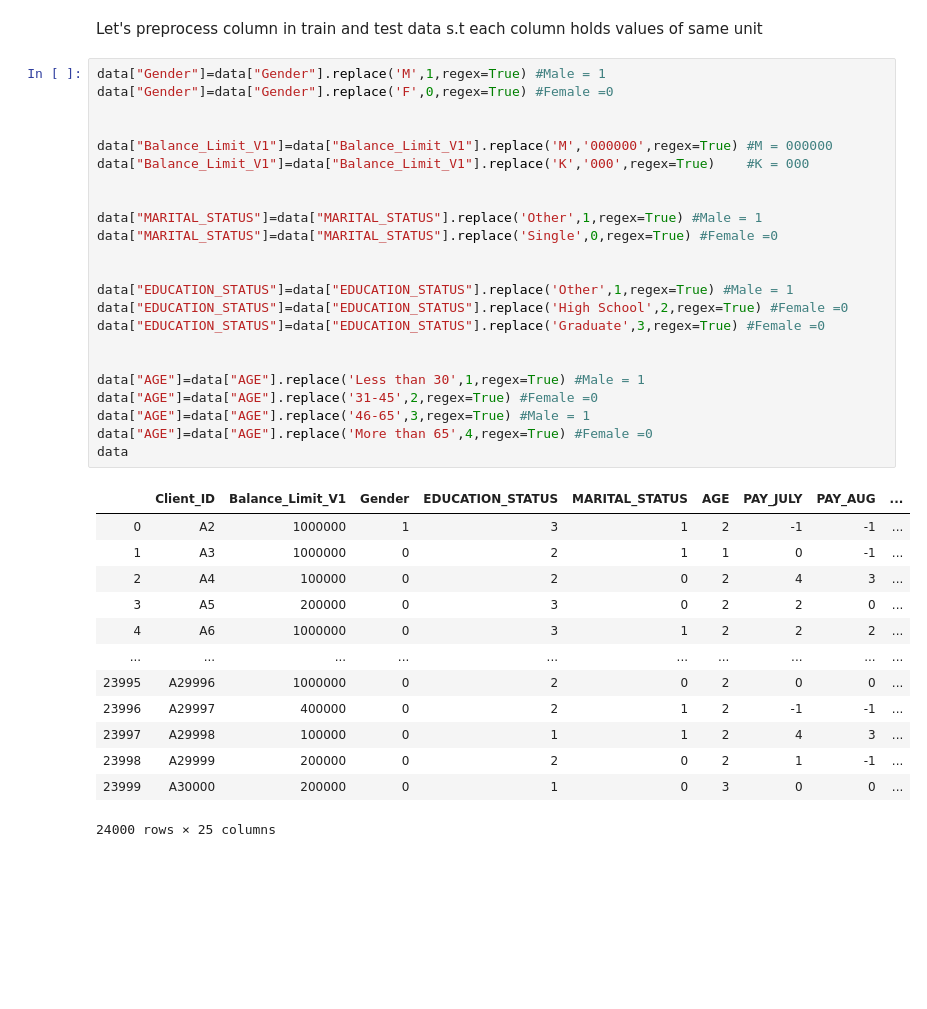
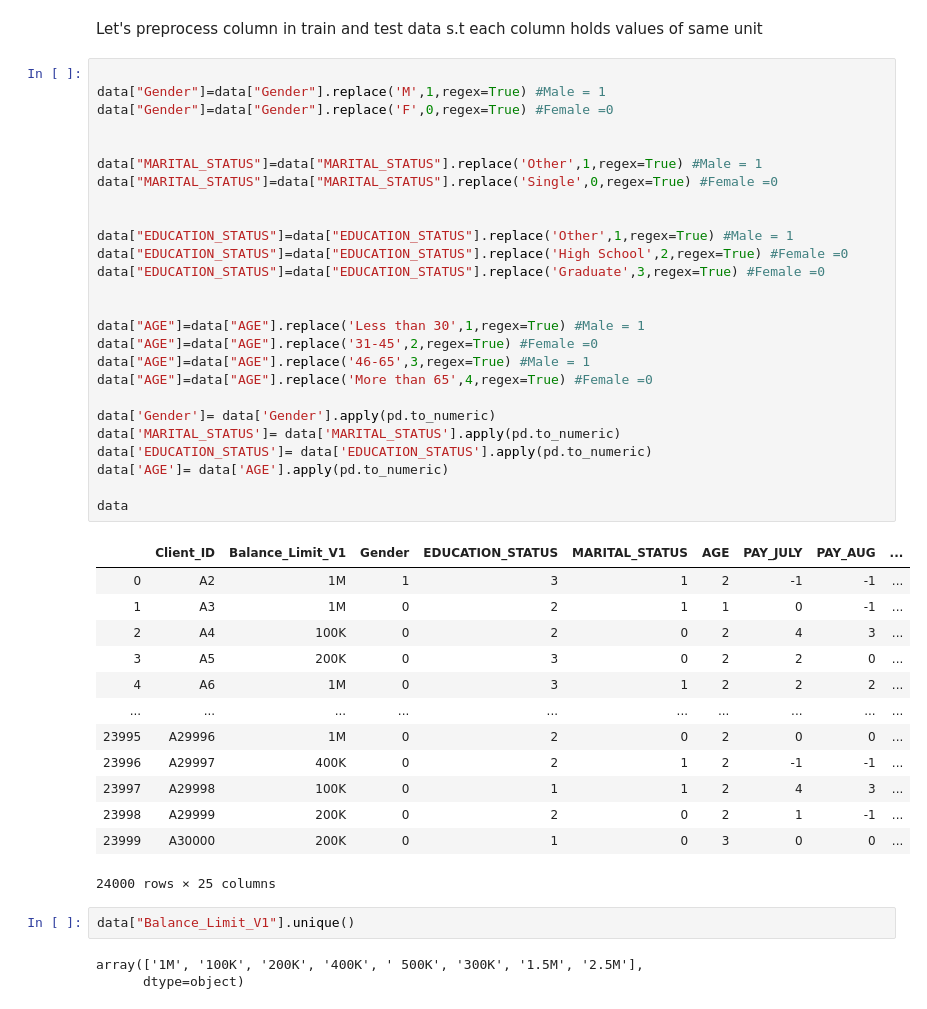
Before and after one commit to hiruna72/ds1018, a Jupyter notebook: process.py.ipynb, the cells around one changed output. Drawn from its saved outputs; the diff is of its cells as text; blank space fills up the shorter version.

Commit message:
balance limit preprocessed

```diff
--- a/process.py.ipynb
+++ b/process.py.ipynb
@@ -116,39 +116,47 @@ NEXT_MONTH_DEFAULT       [0 1]
 # %% [markdown]
 Let's preprocess column in train and test data s.t each column holds values of same unit
 # %%
+
 data["Gender"]=data["Gender"].replace('M',1,regex=True) #Male = 1
 data["Gender"]=data["Gender"].replace('F',0,regex=True) #Female =0
-
-
-data["Balance_Limit_V1"]=data["Balance_Limit_V1"].replace('M','000000',regex=True) #M = 000000
-data["Balance_Limit_V1"]=data["Balance_Limit_V1"].replace('K','000',regex=True)    #K = 000
 
 
 data["MARITAL_STATUS"]=data["MARITAL_STATUS"].replace('Other',1,regex=True) #Male = 1
 data["MARITAL_STATUS"]=data["MARITAL_STATUS"].replace('Single',0,regex=True) #Female =0
 
 
 data["EDUCATION_STATUS"]=data["EDUCATION_STATUS"].replace('Other',1,regex=True) #Male = 1
 data["EDUCATION_STATUS"]=data["EDUCATION_STATUS"].replace('High School',2,regex=True) #Female =0
 data["EDUCATION_STATUS"]=data["EDUCATION_STATUS"].replace('Graduate',3,regex=True) #Female =0
 
 
 data["AGE"]=data["AGE"].replace('Less than 30',1,regex=True) #Male = 1
 data["AGE"]=data["AGE"].replace('31-45',2,regex=True) #Female =0
 data["AGE"]=data["AGE"].replace('46-65',3,regex=True) #Male = 1
 data["AGE"]=data["AGE"].replace('More than 65',4,regex=True) #Female =0
+
+data['Gender']= data['Gender'].apply(pd.to_numeric)
+data['MARITAL_STATUS']= data['MARITAL_STATUS'].apply(pd.to_numeric)
+data['EDUCATION_STATUS']= data['EDUCATION_STATUS'].apply(pd.to_numeric)
+data['AGE']= data['AGE'].apply(pd.to_numeric)
+
 data
 # %% [output]
 |  | Client_ID | Balance_Limit_V1 | Gender | EDUCATION_STATUS | MARITAL_STATUS | AGE | PAY_JULY | PAY_AUG | ... |
-| 0 | A2 | 1000000 | 1 | 3 | 1 | 2 | -1 | -1 | ... |
-| 1 | A3 | 1000000 | 0 | 2 | 1 | 1 | 0 | -1 | ... |
-| 2 | A4 | 100000 | 0 | 2 | 0 | 2 | 4 | 3 | ... |
-| 3 | A5 | 200000 | 0 | 3 | 0 | 2 | 2 | 0 | ... |
-| 4 | A6 | 1000000 | 0 | 3 | 1 | 2 | 2 | 2 | ... |
+| 0 | A2 | 1M | 1 | 3 | 1 | 2 | -1 | -1 | ... |
+| 1 | A3 | 1M | 0 | 2 | 1 | 1 | 0 | -1 | ... |
+| 2 | A4 | 100K | 0 | 2 | 0 | 2 | 4 | 3 | ... |
+| 3 | A5 | 200K | 0 | 3 | 0 | 2 | 2 | 0 | ... |
+| 4 | A6 | 1M | 0 | 3 | 1 | 2 | 2 | 2 | ... |
 | ... | ... | ... | ... | ... | ... | ... | ... | ... | ... |
-| 23995 | A29996 | 1000000 | 0 | 2 | 0 | 2 | 0 | 0 | ... |
-| 23996 | A29997 | 400000 | 0 | 2 | 1 | 2 | -1 | -1 | ... |
-| 23997 | A29998 | 100000 | 0 | 1 | 1 | 2 | 4 | 3 | ... |
-| 23998 | A29999 | 200000 | 0 | 2 | 0 | 2 | 1 | -1 | ... |
-| 23999 | A30000 | 200000 | 0 | 1 | 0 | 3 | 0 | 0 | ... |
+| 23995 | A29996 | 1M | 0 | 2 | 0 | 2 | 0 | 0 | ... |
+| 23996 | A29997 | 400K | 0 | 2 | 1 | 2 | -1 | -1 | ... |
+| 23997 | A29998 | 100K | 0 | 1 | 1 | 2 | 4 | 3 | ... |
+| 23998 | A29999 | 200K | 0 | 2 | 0 | 2 | 1 | -1 | ... |
+| 23999 | A30000 | 200K | 0 | 1 | 0 | 3 | 0 | 0 | ... |
 24000 rows × 25 columns
+# %%
+data["Balance_Limit_V1"].unique()
+# %% [output]
+array(['1M', '100K', '200K', '400K', ' 500K', '300K', '1.5M', '2.5M'],
+      dtype=object)
```
Also changed, not shown: parts of 5 cells of this notebook.
